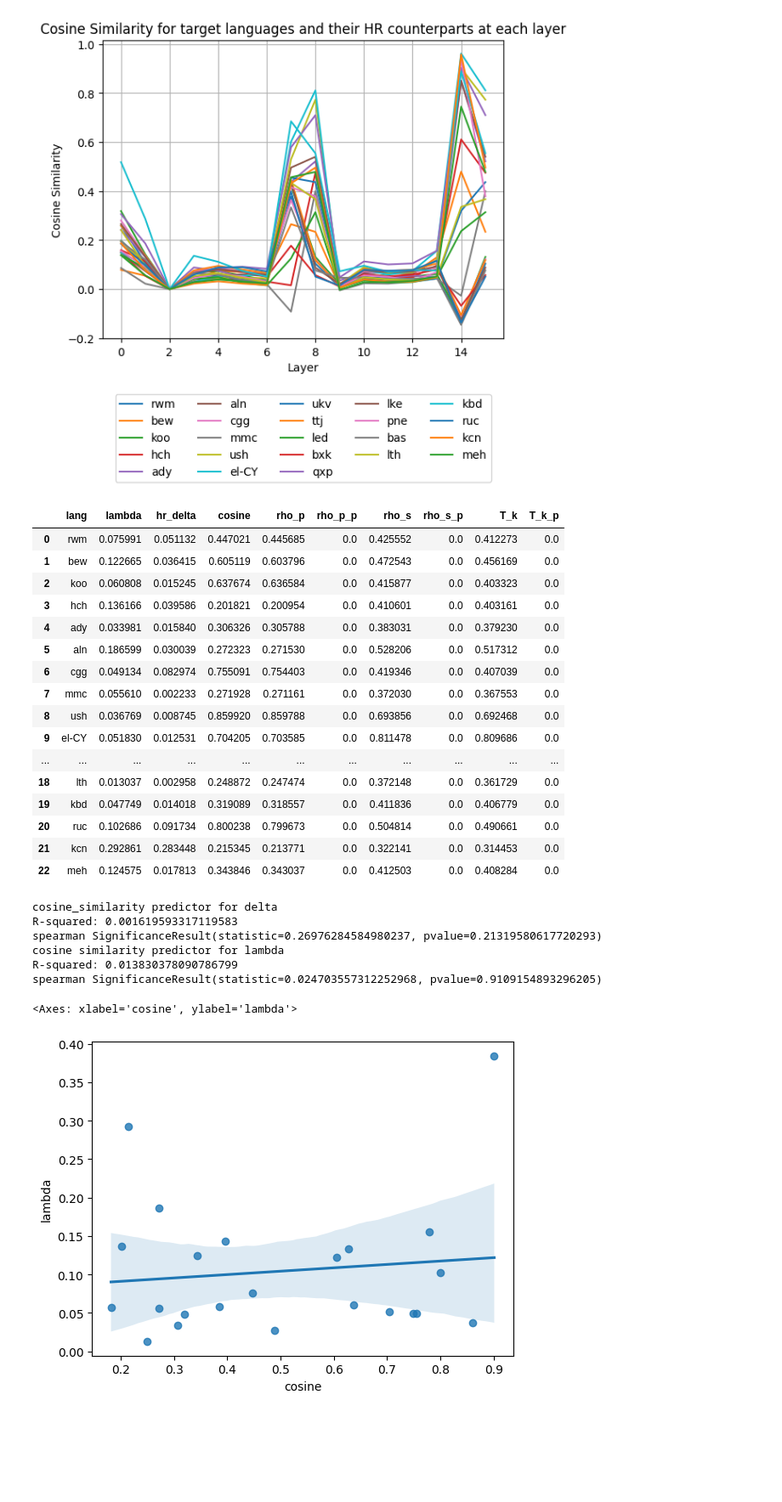
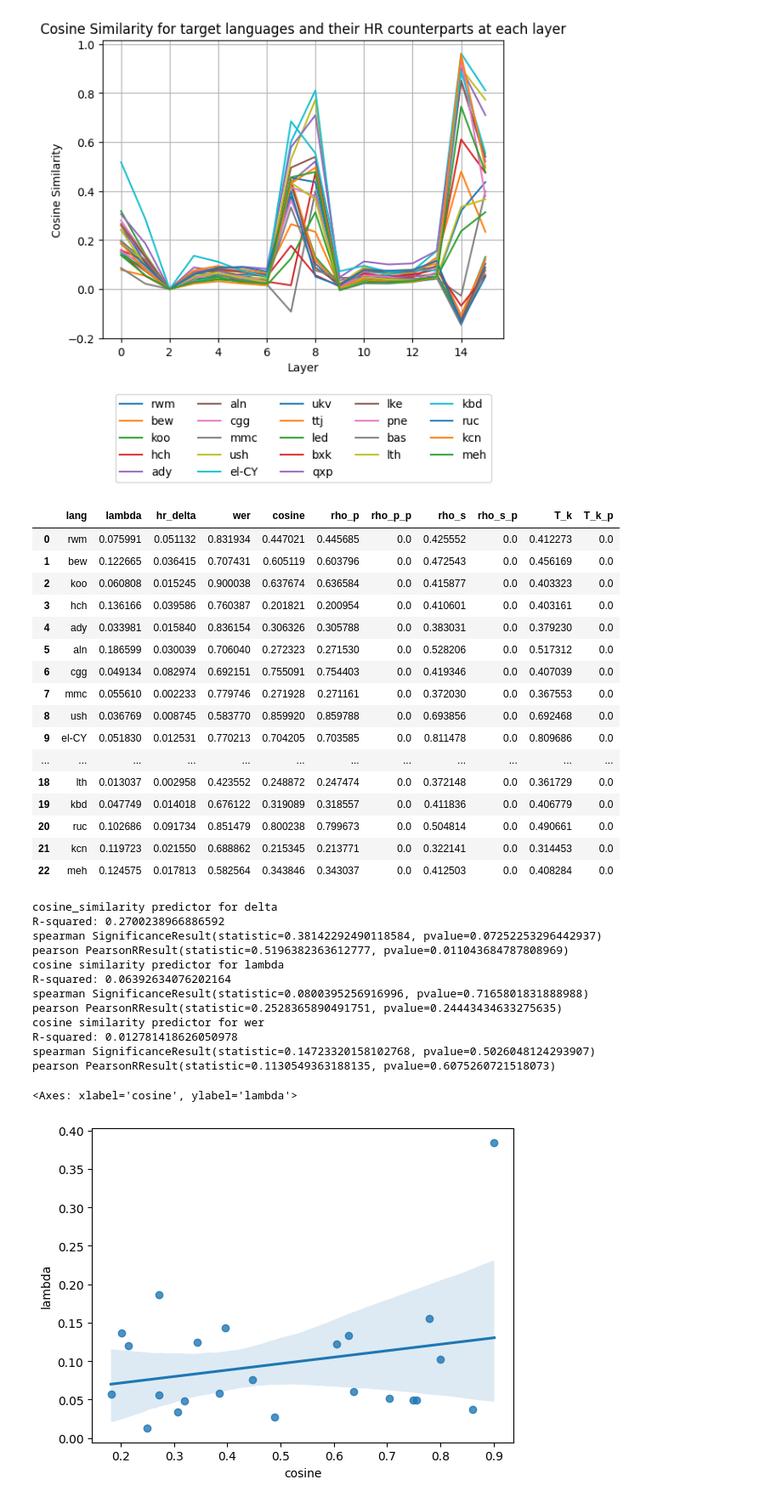
Before and after one commit to ddegenaro/mozilla-asr-challenge, a Jupyter notebook: results/lang_similarity_tv.ipynb, the cells around one changed output. Shown: that part at 85% size. Cells and saved outputs as stored; diff of their text form; code cells hidden in the pictures; blank space fills up the shorter version.

```diff
--- a/results/lang_similarity_tv.ipynb
+++ b/results/lang_similarity_tv.ipynb
@@ -296,7 +296,7 @@ import json
 import os
 from sklearn.metrics.pairwise import cosine_similarity
 
-model = "results/whisper-tiny_OLD"
+model = "results/whisper-tiny"
 rows = []
 summary_df = pd.read_csv(f"{model}/summary.csv")
 token_freq_df = pd.read_csv("token_frequency/measures.tsv", delimiter="\t")
@@ -313,6 +313,7 @@ for result in os.listdir(f"{model}/hyperparameters"):
         score_0 = hyps["0.0"]
         lang_hr_gains[lang_name]["lambda"] = float(best_lambda)
         lang_hr_gains[lang_name]["hr_delta"] = float(abs(score_0 - best_score))
+        lang_hr_gains[lang_name]["wer"] = score_0
         # language_tv = TVs[lang_name]
         # hr_tv = TVs["_".join(HR_MAP[lang_name])]
         # hr_tv = TVs["_".join(HR_MAP[lang_name])]
@@ -324,63 +325,88 @@ df = df.reset_index()
 merged_df =pd.merge(df, token_freq_df,on="lang")
 merged_df
 # %% [output]
-|  | lang | lambda | hr_delta | cosine | rho_p | rho_p_p | rho_s | rho_s_p | T_k | T_k_p |
-| 0 | rwm | 0.075991 | 0.051132 | 0.447021 | 0.445685 | 0.0 | 0.425552 | 0.0 | 0.412273 | 0.0 |
-| 1 | bew | 0.122665 | 0.036415 | 0.605119 | 0.603796 | 0.0 | 0.472543 | 0.0 | 0.456169 | 0.0 |
-| 2 | koo | 0.060808 | 0.015245 | 0.637674 | 0.636584 | 0.0 | 0.415877 | 0.0 | 0.403323 | 0.0 |
-| 3 | hch | 0.136166 | 0.039586 | 0.201821 | 0.200954 | 0.0 | 0.410601 | 0.0 | 0.403161 | 0.0 |
-| 4 | ady | 0.033981 | 0.015840 | 0.306326 | 0.305788 | 0.0 | 0.383031 | 0.0 | 0.379230 | 0.0 |
-| 5 | aln | 0.186599 | 0.030039 | 0.272323 | 0.271530 | 0.0 | 0.528206 | 0.0 | 0.517312 | 0.0 |
-| 6 | cgg | 0.049134 | 0.082974 | 0.755091 | 0.754403 | 0.0 | 0.419346 | 0.0 | 0.407039 | 0.0 |
-| 7 | mmc | 0.055610 | 0.002233 | 0.271928 | 0.271161 | 0.0 | 0.372030 | 0.0 | 0.367553 | 0.0 |
-| 8 | ush | 0.036769 | 0.008745 | 0.859920 | 0.859788 | 0.0 | 0.693856 | 0.0 | 0.692468 | 0.0 |
-| 9 | el-CY | 0.051830 | 0.012531 | 0.704205 | 0.703585 | 0.0 | 0.811478 | 0.0 | 0.809686 | 0.0 |
-| ... | ... | ... | ... | ... | ... | ... | ... | ... | ... | ... |
-| 18 | lth | 0.013037 | 0.002958 | 0.248872 | 0.247474 | 0.0 | 0.372148 | 0.0 | 0.361729 | 0.0 |
-| 19 | kbd | 0.047749 | 0.014018 | 0.319089 | 0.318557 | 0.0 | 0.411836 | 0.0 | 0.406779 | 0.0 |
-| 20 | ruc | 0.102686 | 0.091734 | 0.800238 | 0.799673 | 0.0 | 0.504814 | 0.0 | 0.490661 | 0.0 |
-| 21 | kcn | 0.292861 | 0.283448 | 0.215345 | 0.213771 | 0.0 | 0.322141 | 0.0 | 0.314453 | 0.0 |
-| 22 | meh | 0.124575 | 0.017813 | 0.343846 | 0.343037 | 0.0 | 0.412503 | 0.0 | 0.408284 | 0.0 |
+|  | lang | lambda | hr_delta | wer | cosine | rho_p | rho_p_p | rho_s | rho_s_p | T_k | T_k_p |
+| 0 | rwm | 0.075991 | 0.051132 | 0.831934 | 0.447021 | 0.445685 | 0.0 | 0.425552 | 0.0 | 0.412273 | 0.0 |
+| 1 | bew | 0.122665 | 0.036415 | 0.707431 | 0.605119 | 0.603796 | 0.0 | 0.472543 | 0.0 | 0.456169 | 0.0 |
+| 2 | koo | 0.060808 | 0.015245 | 0.900038 | 0.637674 | 0.636584 | 0.0 | 0.415877 | 0.0 | 0.403323 | 0.0 |
+| 3 | hch | 0.136166 | 0.039586 | 0.760387 | 0.201821 | 0.200954 | 0.0 | 0.410601 | 0.0 | 0.403161 | 0.0 |
+| 4 | ady | 0.033981 | 0.015840 | 0.836154 | 0.306326 | 0.305788 | 0.0 | 0.383031 | 0.0 | 0.379230 | 0.0 |
+| 5 | aln | 0.186599 | 0.030039 | 0.706040 | 0.272323 | 0.271530 | 0.0 | 0.528206 | 0.0 | 0.517312 | 0.0 |
+| 6 | cgg | 0.049134 | 0.082974 | 0.692151 | 0.755091 | 0.754403 | 0.0 | 0.419346 | 0.0 | 0.407039 | 0.0 |
+| 7 | mmc | 0.055610 | 0.002233 | 0.779746 | 0.271928 | 0.271161 | 0.0 | 0.372030 | 0.0 | 0.367553 | 0.0 |
+| 8 | ush | 0.036769 | 0.008745 | 0.583770 | 0.859920 | 0.859788 | 0.0 | 0.693856 | 0.0 | 0.692468 | 0.0 |
+| 9 | el-CY | 0.051830 | 0.012531 | 0.770213 | 0.704205 | 0.703585 | 0.0 | 0.811478 | 0.0 | 0.809686 | 0.0 |
+| ... | ... | ... | ... | ... | ... | ... | ... | ... | ... | ... | ... |
+| 18 | lth | 0.013037 | 0.002958 | 0.423552 | 0.248872 | 0.247474 | 0.0 | 0.372148 | 0.0 | 0.361729 | 0.0 |
+| 19 | kbd | 0.047749 | 0.014018 | 0.676122 | 0.319089 | 0.318557 | 0.0 | 0.411836 | 0.0 | 0.406779 | 0.0 |
+| 20 | ruc | 0.102686 | 0.091734 | 0.851479 | 0.800238 | 0.799673 | 0.0 | 0.504814 | 0.0 | 0.490661 | 0.0 |
+| 21 | kcn | 0.119723 | 0.021550 | 0.688862 | 0.215345 | 0.213771 | 0.0 | 0.322141 | 0.0 | 0.314453 | 0.0 |
+| 22 | meh | 0.124575 | 0.017813 | 0.582564 | 0.343846 | 0.343037 | 0.0 | 0.412503 | 0.0 | 0.408284 | 0.0 |
 # %%
 from sklearn.metrics import r2_score
-from scipy.stats import spearmanr
+from scipy.stats import spearmanr, pearsonr
 from sklearn.linear_model import LinearRegression
 import numpy as np
 
 import seaborn
 cossim = np.array(merged_df.cosine)
 delta = np.array(merged_df.hr_delta)
+wer = np.array(merged_df.wer)
 model = LinearRegression()
 model.fit(delta.reshape(-1,1), cossim)
 pred = model.predict(delta.reshape(-1,1))
 # Calculate R-squared
 r2 = r2_score(cossim, pred)
 spearman = spearmanr(cossim, delta)
+pearson = pearsonr(cossim, delta)
 print("cosine_similarity predictor for delta")
 print(f"R-squared: {r2}")
 print("spearman", spearman)
+print("pearson", pearson)
 
 lamb = np.array(merged_df["lambda"])
 model = LinearRegression()
 model.fit(lamb.reshape(-1,1), cossim)
 pred = model.predict(lamb.reshape(-1,1))
 # Calculate R-squared
 r2 = r2_score(cossim, pred)
 spearman = spearmanr(cossim, lamb)
+pearson = pearsonr(cossim, lamb)
 print("cosine similarity predictor for lambda")
 print(f"R-squared: {r2}")
 print("spearman", spearman)
+print("pearson", pearson)
+
+wer = np.array(merged_df["wer"])
+model = LinearRegression()
+model.fit(wer.reshape(-1,1), cossim)
+pred = model.predict(wer.reshape(-1,1))
+# Calculate R-squared
+r2 = r2_score(cossim, pred)
+spearman = spearmanr(cossim, wer)
+pearson = pearsonr(cossim, wer)
+print("cosine similarity predictor for wer")
+print(f"R-squared: {r2}")
+print("spearman", spearman)
+print("pearson", pearson)
+
 
 seaborn.regplot(data=merged_df, x="cosine", y="lambda")
 # %% [output]
 cosine_similarity predictor for delta
-R-squared: 0.001619593317119583
-spearman SignificanceResult(statistic=0.26976284584980237, pvalue=0.21319580617720293)
+R-squared: 0.2700238966886592
+spearman SignificanceResult(statistic=0.38142292490118584, pvalue=0.07252253296442937)
+pearson PearsonRResult(statistic=0.5196382363612777, pvalue=0.011043684787808969)
 cosine similarity predictor for lambda
-R-squared: 0.013830378090786799
-spearman SignificanceResult(statistic=0.024703557312252968, pvalue=0.9109154893296205)
+R-squared: 0.06392634076202164
+spearman SignificanceResult(statistic=0.0800395256916996, pvalue=0.7165801831888988)
+pearson PearsonRResult(statistic=0.2528365890491751, pvalue=0.24443434633275635)
+cosine similarity predictor for wer
+R-squared: 0.012781418626050978
+spearman SignificanceResult(statistic=0.14723320158102768, pvalue=0.5026048124293907)
+pearson PearsonRResult(statistic=0.1130549363188135, pvalue=0.6075260721518073)
 <Axes: xlabel='cosine', ylabel='lambda'>
-[figure, old version]
+[figure, new version]
 # %%
 seaborn.regplot(data=merged_df, x="cosine", y="hr_delta")
 # %% [output]
```
Also changed, not shown: parts of 5 cells of this notebook, 5 other files.
